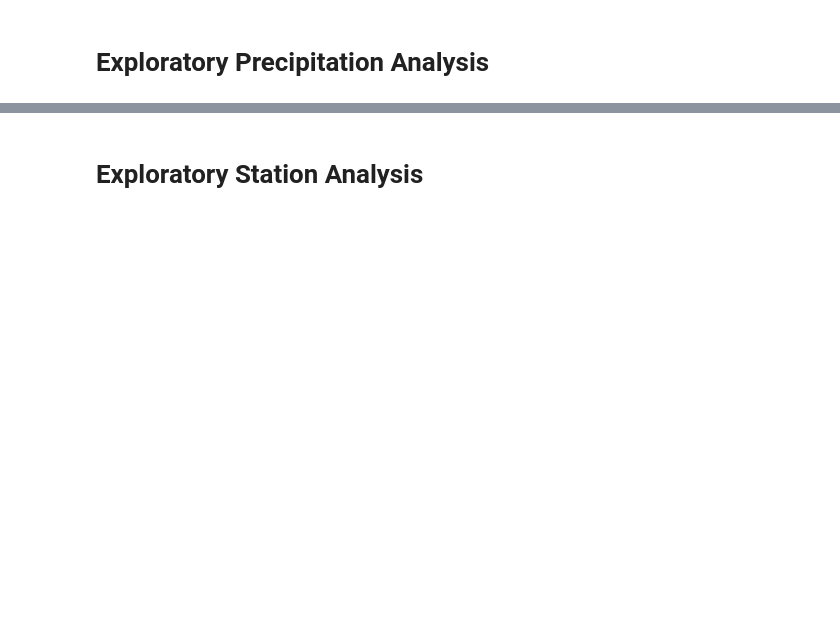
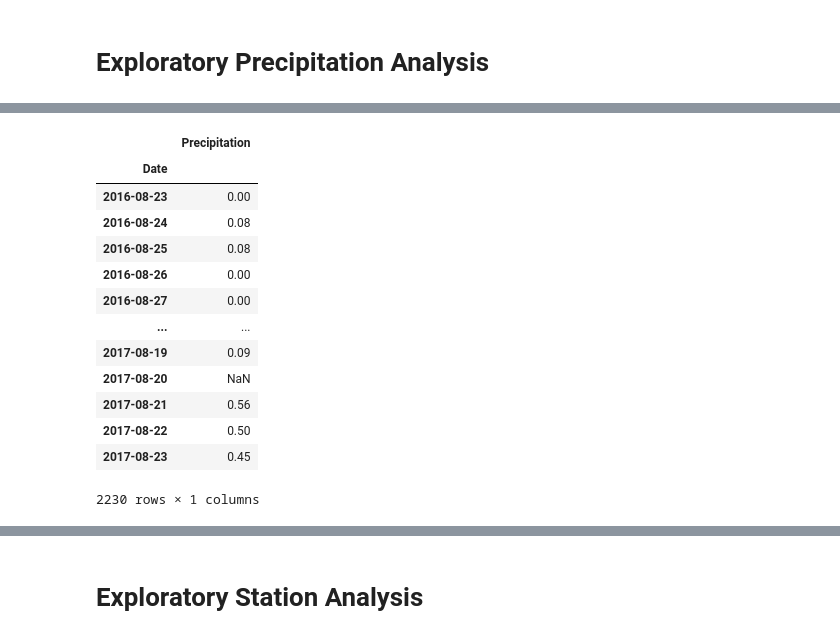
Before and after one commit to JGarvert/SQLAlchemy, a Jupyter notebook: climate_starter.ipynb, the cells around one changed output, grey strips where cells are left out. Saved outputs shown, nothing was run; the diff lists cells and outputs as text; code cells hidden in the pictures; blank space fills up the shorter version.

Commit message:
updated after tutor session

```diff
--- a/climate_starter.ipynb
+++ b/climate_starter.ipynb
@@ -17,7 +17,7 @@ from sqlalchemy.orm import Session
 from sqlalchemy import create_engine, func
 # %%
 # create engine to hawaii.sqlite
-engine = create_engine("sqlite:///hawaii.sqlite")
+engine = create_engine("sqlite:///resources/hawaii.sqlite")
 # %%
 # reflect an existing database into a new model
 Base = automap_base()
@@ -43,4 +54,11 @@ session = Session(engine)
 # %%
 # Find the most recent date in the data set.
-most_recent_date = session.query(Measurement.date).order_by(Measurement.date.desc()).first()
+most_recent_date_string = session.query(Measurement.date).order_by(Measurement.date.desc()).first()
+most_recent_date = dt.date(2017,8,23)
+print(most_recent_date)
+
+# Calculate the date 1 year ago from the last data point in the database
+prior_year_date = most_recent_date - dt.timedelta(days=365)
+prior_year_date
+print(f"Start Date: {prior_year_date} and End Date: {most_recent_date}")
 # %% [output]
@@ -75,4 +67,5 @@ print(f"Start Date: {prev_year_date_format} and End Date: {prev_year_date_format
 # %%
 # Perform a query to retrieve the data and precipitation scores
 meas_date_prcp = (Measurement.date, Measurement.prcp)
-precipitation_query = session.query(*meas_date_prcp).filter(Measurement.date >= prev_year_date_formatted).all()
+precipitation_query = session.query(*meas_date_prcp).filter(Measurement.date >= prior_year_date).all()
+precipitation_query
@@ -79,7 +90,23 @@ precipitation_query = session.query(*meas_date_prcp).filter(Measurement.date >=
 # %%
 # Save the query results as a Pandas DataFrame and set the index to the date column
 precipitation_df = pd.DataFrame(precipitation_query, columns = ['Date','Precipitation'])
 precipitation_df.set_index('Date',inplace=True)
+precipitation_df
+# %% [output]
+|  | Precipitation |
+| Date |  |
+| 2016-08-23 | 0.00 |
+| 2016-08-24 | 0.08 |
+| 2016-08-25 | 0.08 |
+| 2016-08-26 | 0.00 |
+| 2016-08-27 | 0.00 |
+| ... | ... |
+| 2017-08-19 | 0.09 |
+| 2017-08-20 | NaN |
+| 2017-08-21 | 0.56 |
+| 2017-08-22 | 0.50 |
+| 2017-08-23 | 0.45 |
+2230 rows × 1 columns
 # %%
 # Sort the dataframe by date
 precipitation_df_sort = precipitation_df.sort_index()
```
Also changed, not shown: parts of 15 cells of this notebook, 1 other file.
